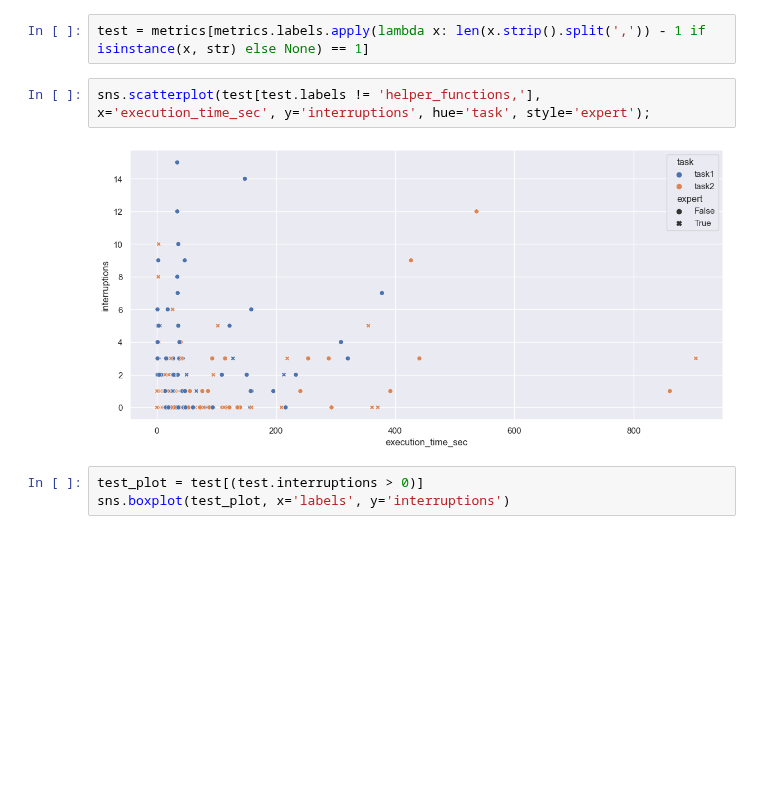
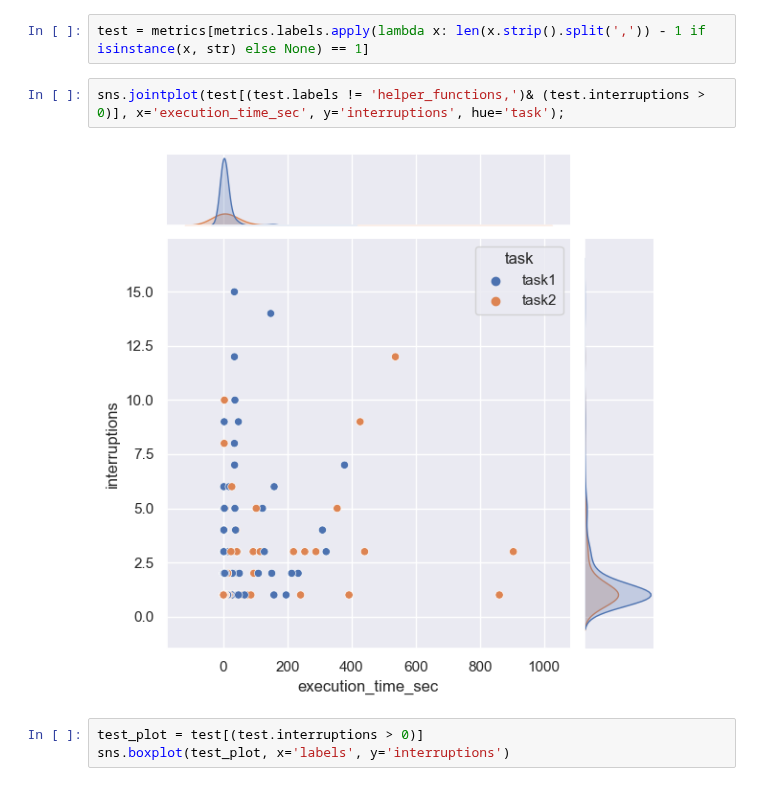
Before and after one commit to konstantgr/jupyter-logs-analysis, a Jupyter notebook: analysis/02-0-time-analysis.ipynb, the cells around one changed output. Drawn from its saved outputs; the diff is of its cells as text; blank space fills up the shorter version.

```diff
--- a/analysis/02-0-time-analysis.ipynb
+++ b/analysis/02-0-time-analysis.ipynb
@@ -205,9 +205,9 @@ metrics
 # %%
 test = metrics[metrics.labels.apply(lambda x: len(x.strip().split(',')) - 1 if isinstance(x, str) else None) == 1]
 # %%
-sns.scatterplot(test[test.labels != 'helper_functions,'], x='execution_time_sec', y='interruptions', hue='task', style='expert');
+sns.jointplot(test[(test.labels != 'helper_functions,')& (test.interruptions > 0)], x='execution_time_sec', y='interruptions', hue='task');
 # %% [output]
-[figure, old version]
+[figure, new version]
 # %%
 test_plot = test[(test.interruptions > 0)]
 sns.boxplot(test_plot, x='labels', y='interruptions')
```
Also changed, not shown: parts of 1 cell of this notebook.
